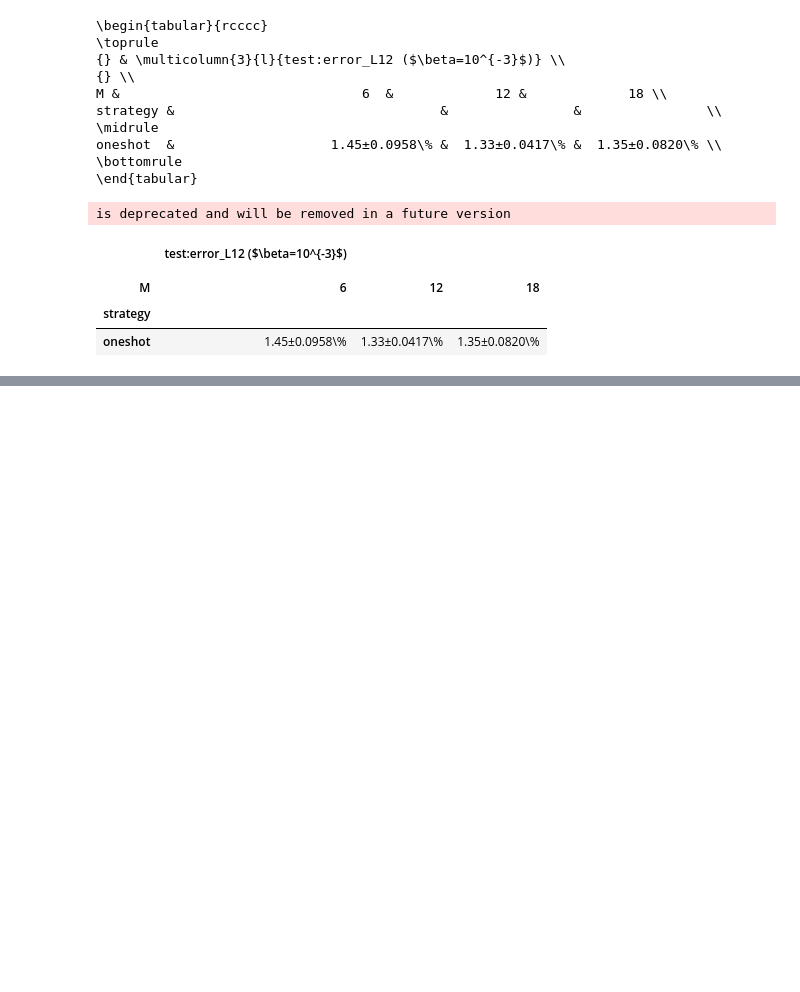
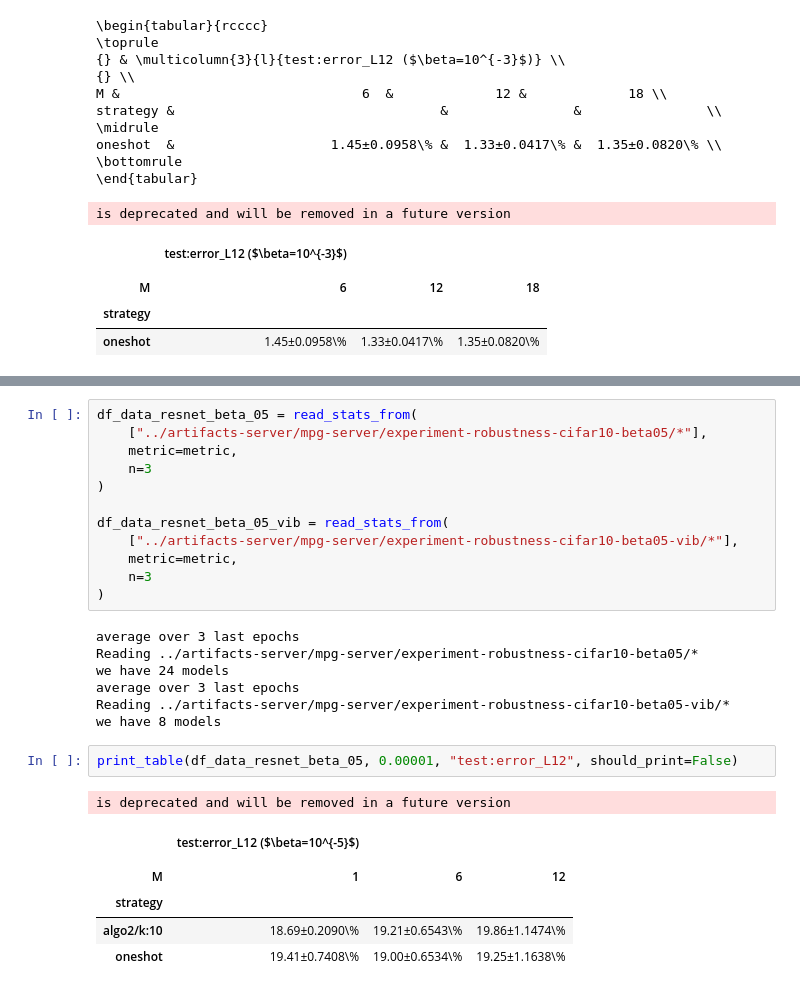
Before and after one commit to p16i/vdb, a Jupyter notebook: notebooks/plot-metric-tables.ipynb, the cells around one changed output, grey strips where cells are left out. Drawn from its saved outputs; the diff is of its cells as text; blank space fills up the shorter version.

```diff
--- a/notebooks/plot-metric-tables.ipynb
+++ b/notebooks/plot-metric-tables.ipynb
@@ -709,0 +827,29 @@ is deprecated and will be removed in a future version
+# %%
+df_data_resnet_beta_05 = read_stats_from(
+    ["../artifacts-server/mpg-server/experiment-robustness-cifar10-beta05/*"],
+    metric=metric,
+    n=3
+)
+
+df_data_resnet_beta_05_vib = read_stats_from(
+    ["../artifacts-server/mpg-server/experiment-robustness-cifar10-beta05-vib/*"],
+    metric=metric,
+    n=3
+)
+# %% [output]
+average over 3 last epochs
+Reading ../artifacts-server/mpg-server/experiment-robustness-cifar10-beta05/*
+we have 24 models
+average over 3 last epochs
+Reading ../artifacts-server/mpg-server/experiment-robustness-cifar10-beta05-vib/*
+we have 8 models
+# %%
+print_table(df_data_resnet_beta_05, 0.00001, "test:error_L12", should_print=False)
+# %% [output]
+is deprecated and will be removed in a future version
+|  | test:error_L12 ($\beta=10^{-5}$) |  |  |
+|  |  |  |  |
+| M | 1 | 6 | 12 |
+| strategy |  |  |  |
+| algo2/k:10 | 18.69±0.2090\% | 19.21±0.6543\% | 19.86±1.1474\% |
+| oneshot | 19.41±0.7408\% | 19.00±0.6534\% | 19.25±1.1638\% |
```
Also changed, not shown: parts of 9 cells of this notebook.
